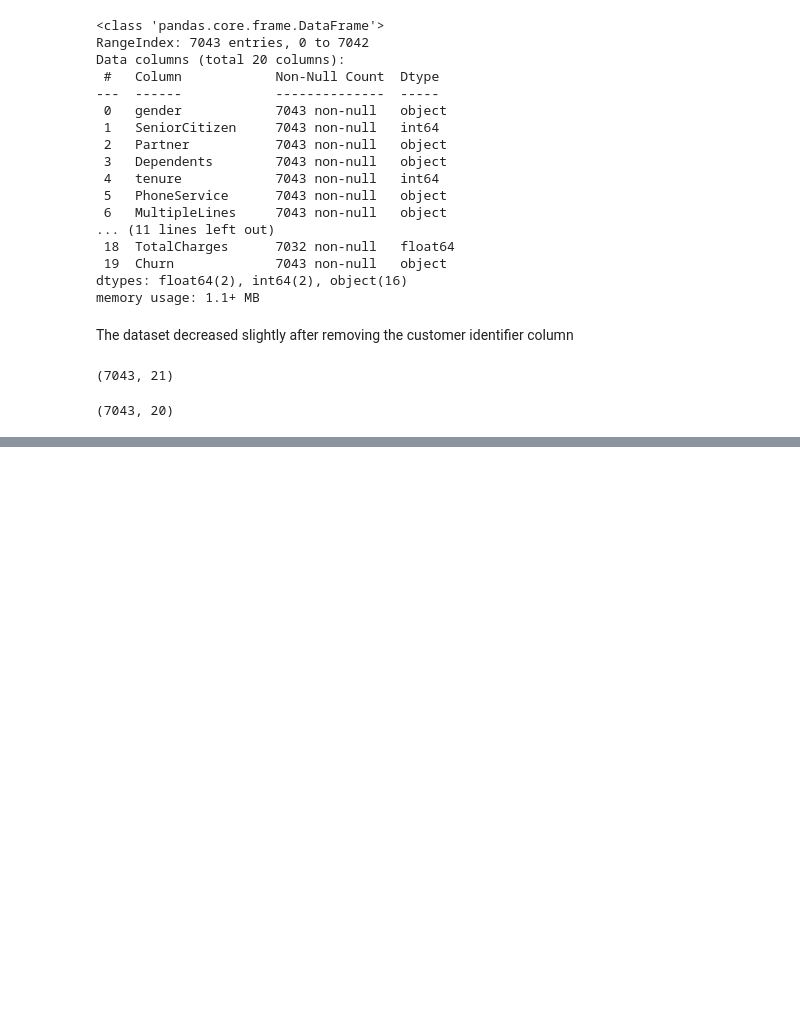
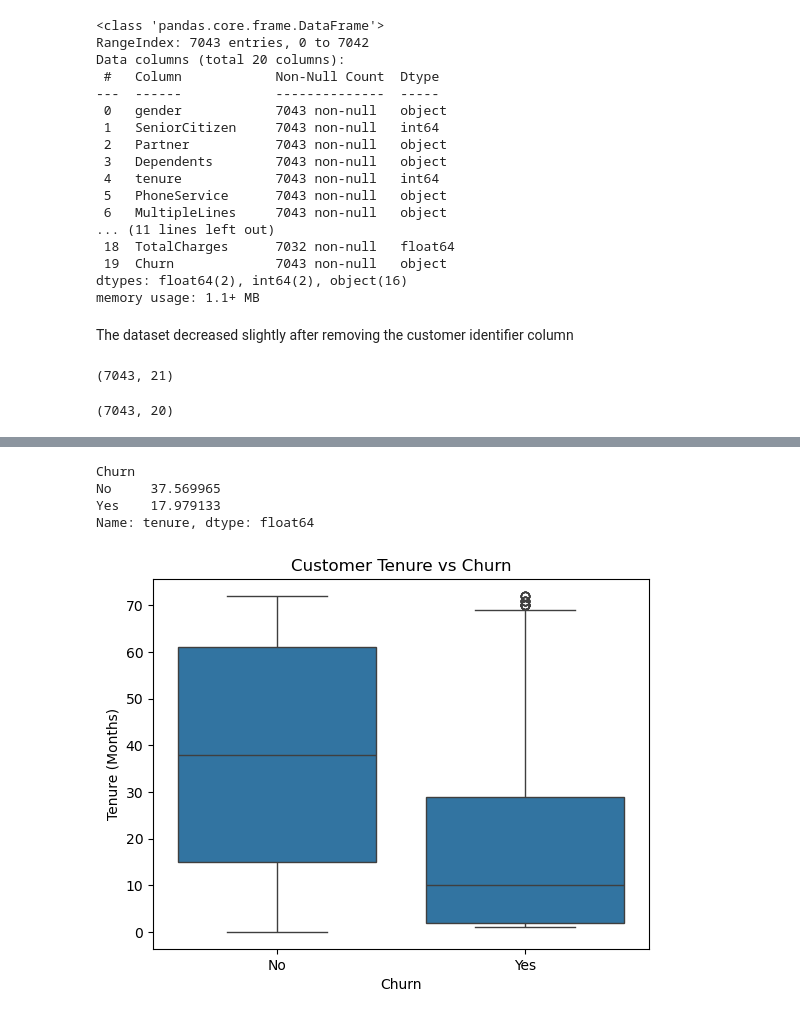
Before and after one commit to Moyo3011/customer-churn-prediction, a Jupyter notebook: customer_churn_analysis.ipynb, the cells around one changed output, grey strips where cells are left out. Drawn from its saved outputs; the diff is of its cells as text; code cells hidden in the pictures; blank space fills up the shorter version.

```diff
--- a/customer_churn_analysis.ipynb
+++ b/customer_churn_analysis.ipynb
@@ -208,0 +281,22 @@ df_clean.to_csv("../data/cleaned_customer_churn.csv", index=False)
+# %%
+df_clean.groupby("Churn")["tenure"].mean()
+# shows average time spent for those whoe churned and who didnt
+# %% [output]
+Churn
+No     37.569965
+Yes    17.979133
+Name: tenure, dtype: float64
+# %%
+sns.boxplot(
+    data=df_clean,
+    x="Churn",
+    y="tenure"
+)
+
+plt.title("Customer Tenure vs Churn")
+plt.xlabel("Churn")
+plt.ylabel("Tenure (Months)")
+
+plt.show()
+# %% [output]
+[figure, added]
```
Also changed, not shown: parts of 23 cells of this notebook.
